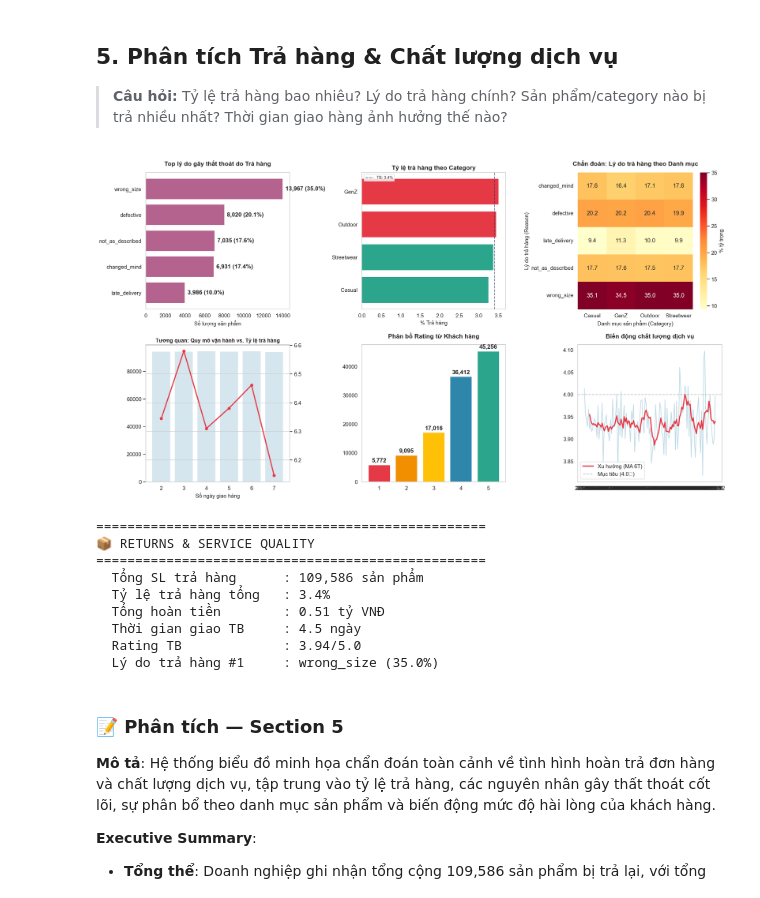
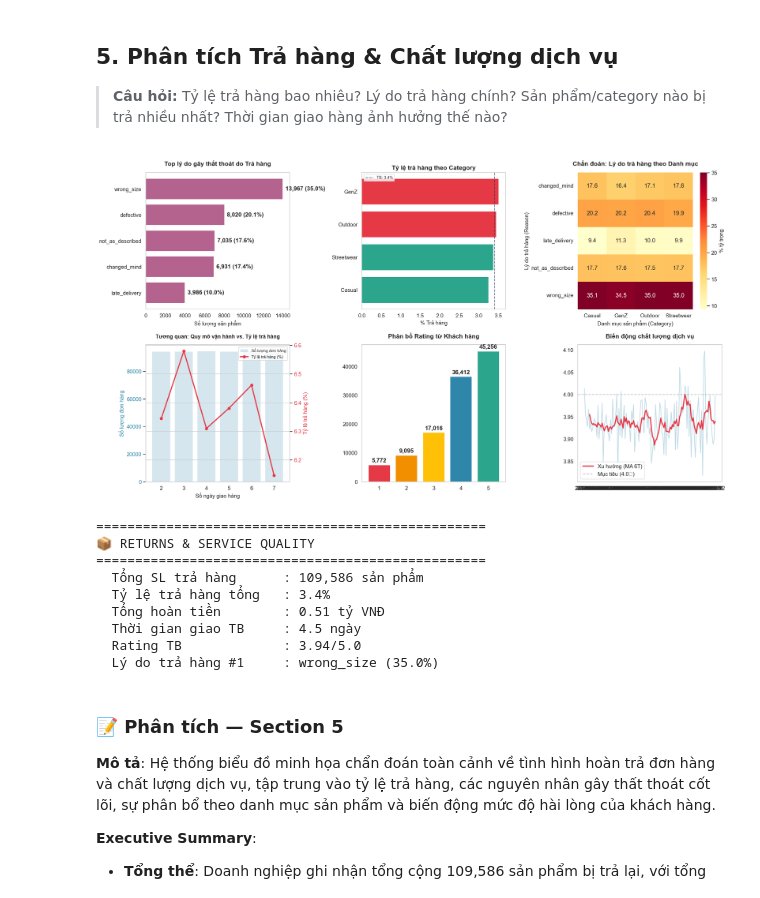
Before and after one commit to trieutienthanh284/Datathon2026, a Jupyter notebook: P2_EDA_Visualization.ipynb, the cells around one changed output. Saved outputs shown, nothing was run; the diff lists cells and outputs as text; code cells hidden in the pictures.

```diff
--- a/P2_EDA_Visualization.ipynb
+++ b/P2_EDA_Visualization.ipynb
@@ -311,7 +318,7 @@ axes[0,0].barh(age_rev['age_group'], age_rev['sum']/1e9, color=COLORS['primary']
 axes[0,0].set_title('Tổng doanh thu theo Nhóm tuổi')
 axes[0,0].set_xlabel('Tỷ VNĐ')
 for i, row in age_rev.iterrows():
-    axes[0,0].text(row['sum']/1e9 + 0.1, age_rev.index.get_loc(i), f"{row['sum']/1e9:.1f}B", va='center', fontsize=8)
+    axes[0,0].text(row['sum']/1e9 + 0.1, age_rev.index.get_loc(i), f"{row['sum']/1e9:.1f}B", va='center', fontsize=10)
 
 # 2. Revenue by gender (pie)
 gender_rev = orders_cust.groupby('gender')['payment_value'].agg(['sum', 'count']).reset_index().dropna(subset=['gender'])
@@ -586,23 +593,25 @@ axes[0,2].set_xlabel('Danh mục sản phẩm (Category)')
 axes[0,2].set_ylabel('Lý do trả hàng (Reason)')
 
 # CHART 4: Return rate by delivery time
-all_orders_ship = orders.merge(shipments[['order_id', 'ship_date', 'delivery_date']], on='order_id', how='inner')
-all_orders_ship['delivery_days'] = (all_orders_ship['delivery_date'] - all_orders_ship['ship_date']).dt.days
-returned_orders = set(returns['order_id'].unique())
-all_orders_ship['is_returned'] = all_orders_ship['order_id'].isin(returned_orders)
-
-bucket_stats = all_orders_ship.groupby('delivery_days').agg(
-    total_orders=('order_id', 'count'),
-    return_rate=('is_returned', 'mean')
-)
-bucket_stats['return_rate'] *= 100
-
 ax1 = axes[1,0]
 ax2 = ax1.twinx()
-ax1.bar(bucket_stats.index.astype(str), bucket_stats['total_orders'], color=COLORS['primary'], alpha=0.2)
-ax2.plot(bucket_stats.index.astype(str), bucket_stats['return_rate'], color=COLORS['danger'], marker='o', linewidth=2.5)
-ax1.set_title('Tương quan: Quy mô vận hành vs. Tỷ lệ trả hàng', fontsize=12, fontweight='bold')
+bar_plot = ax1.bar(bucket_stats.index.astype(str), bucket_stats['total_orders'],
+                   color=COLORS['primary'], alpha=0.2, label='Số lượng đơn hàng')
+
+line_plot = ax2.plot(bucket_stats.index.astype(str), bucket_stats['return_rate'],
+                     color=COLORS['danger'], marker='o', linewidth=2.5, label='Tỷ lệ trả hàng (%)')
+
+ax1.set_title('Tương quan: Quy mô vận hành vs. Tỷ lệ trả hàng', fontsize=12, fontweight='bold', pad=15)
 ax1.set_xlabel('Số ngày giao hàng')
+ax1.set_ylabel('Số lượng đơn hàng', color=COLORS['primary'])
+ax2.set_ylabel('Tỷ lệ trả hàng (%)', color=COLORS['danger'])
+
+lines1, labels1 = ax1.get_legend_handles_labels()
+lines2, labels2 = ax2.get_legend_handles_labels()
+ax1.legend(lines1 + lines2, labels1 + labels2, loc='upper right', fontsize=9, frameon=True)
+
+ax1.tick_params(axis='y', labelcolor=COLORS['primary'])
+ax2.tick_params(axis='y', labelcolor=COLORS['danger'])
 
 # CHART 5: Review rating distribution
 rating_dist = reviews['rating'].value_counts().sort_index()
@@ -613,34 +622,34 @@ for bar in bars:
 axes[1,1].set_title('Phân bổ Rating từ Khách hàng', fontsize=14, fontweight='bold', pad=15)
 
 # CHART 6: Rating trend
 reviews['year_month'] = reviews['review_date'].dt.to_period('M')
 rating_trend = reviews.groupby('year_month')['rating'].mean()
 axes[1,2].plot(rating_trend.index.astype(str), rating_trend.values, color=COLORS['primary'], alpha=0.3)
 rating_ma = rating_trend.rolling(6).mean()
 axes[1,2].plot(rating_trend.index.astype(str), rating_ma.values, color=COLORS['danger'], linewidth=2.5, label='Xu hướng (MA 6T)')
 axes[1,2].axhline(y=4.0, color='gray', linestyle='--', alpha=0.5, label='Mục tiêu (4.0⭐)')
 axes[1,2].set_title('Biến động chất lượng dịch vụ', fontsize=14, fontweight='bold', pad=15)
 axes[1,2].legend(loc='lower left')
 
 plt.tight_layout()
 plt.show()
 
 # --- PRINT SUMMARY ---
 total_returned = returns['return_quantity'].sum()
 total_sold = order_items['quantity'].sum()
 total_refund = returns['refund_amount'].sum()
 
 print(f"\n{'='*50}")
 print(f"📦 RETURNS & SERVICE QUALITY")
 print(f"{'='*50}")
 print(f"  Tổng SL trả hàng      : {total_returned:,} sản phẩm")
 print(f"  Tỷ lệ trả hàng tổng   : {total_returned/total_sold*100:.1f}%")
 print(f"  Tổng hoàn tiền        : {total_refund/1e9:.2f} tỷ VNĐ")
 print(f"  Thời gian giao TB     : {avg_delivery:.1f} ngày")
 print(f"  Rating TB             : {avg_rating:.2f}/5.0")
 print(f"  Lý do trả hàng #1     : {reason_counts.index[0]} ({reason_counts.iloc[0]/reason_counts.sum()*100:.1f}%)")
 # %% [output]
-[figure, old version]
+[figure, new version]
 ==================================================
 📦 RETURNS & SERVICE QUALITY
 ==================================================
```
Also changed, not shown: parts of 3 cells of this notebook.
